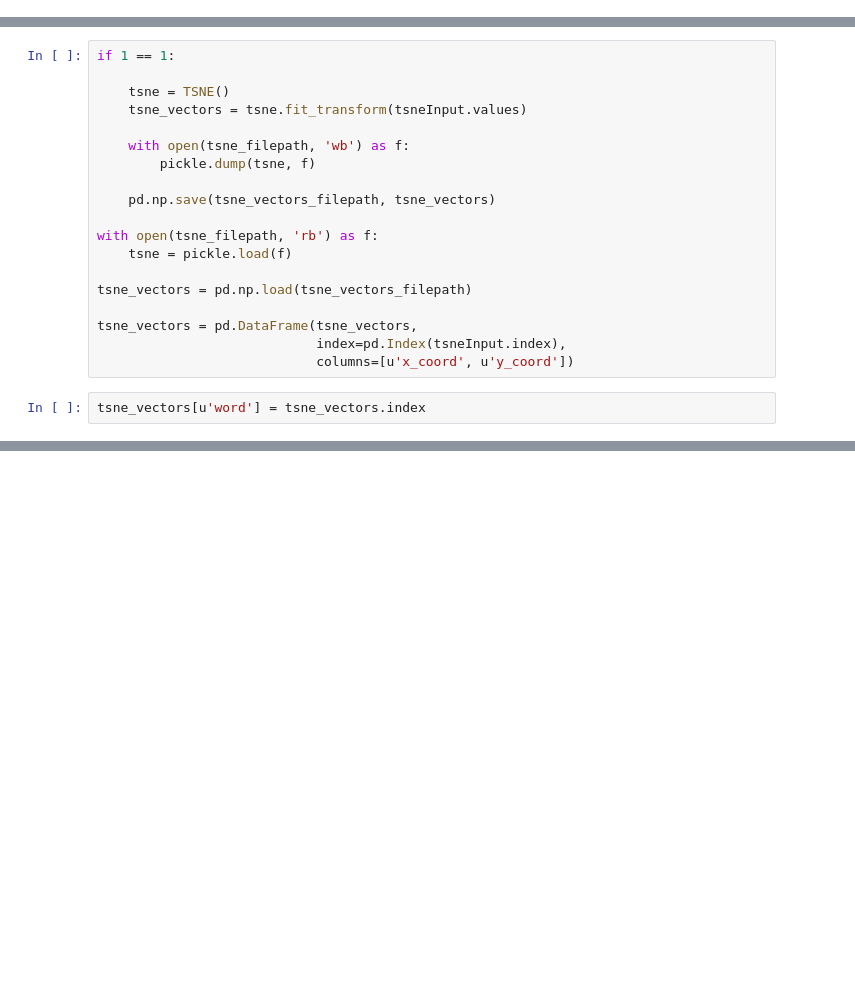
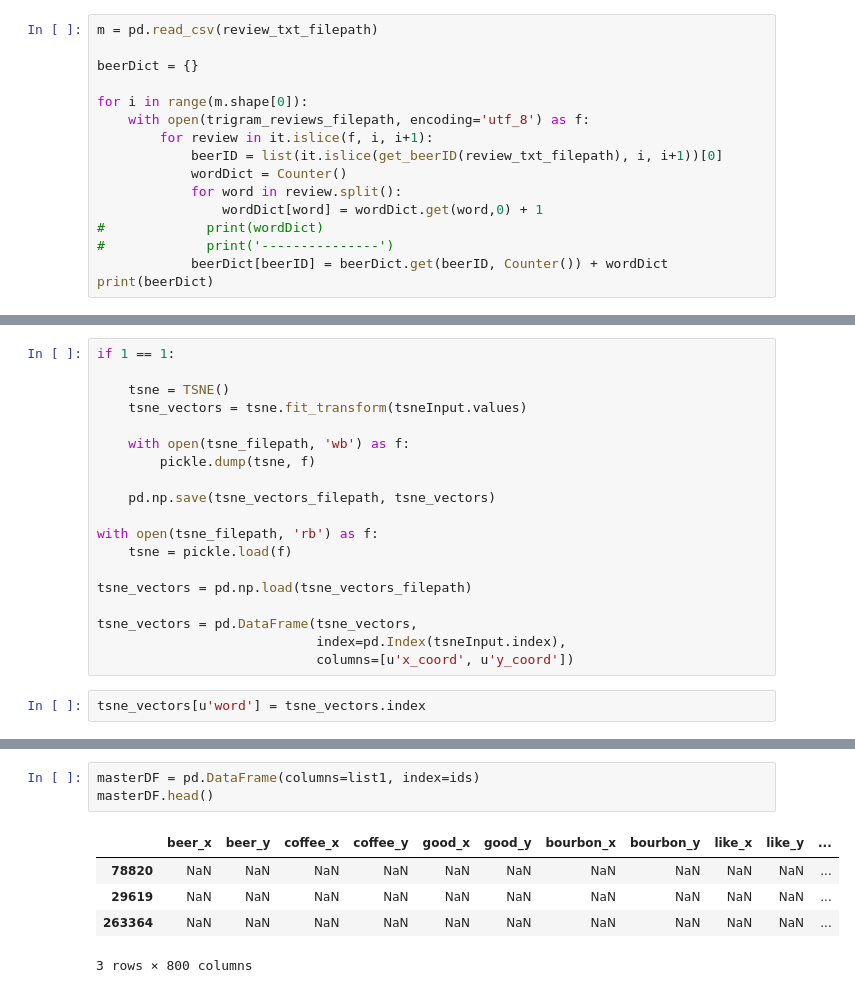
Before and after one commit to jtzupan/pivo_recommender, a Jupyter notebook: Pivo_NLP.ipynb, the cells around one changed output, grey strips where cells are left out. Saved outputs shown, nothing was run; the diff lists cells and outputs as text; blank space fills up the shorter version.

```diff
--- a/Pivo_NLP.ipynb
+++ b/Pivo_NLP.ipynb
@@ -272,0 +301,16 @@ def get_beerID(filename):
+# %%
+m = pd.read_csv(review_txt_filepath)
+
+beerDict = {}
+
+for i in range(m.shape[0]):
+    with open(trigram_reviews_filepath, encoding='utf_8') as f:
+        for review in it.islice(f, i, i+1):
+            beerID = list(it.islice(get_beerID(review_txt_filepath), i, i+1))[0]
+            wordDict = Counter()
+            for word in review.split():
+                wordDict[word] = wordDict.get(word,0) + 1
+#             print(wordDict)
+#             print('---------------')
+            beerDict[beerID] = beerDict.get(beerID, Counter()) + wordDict
+print(beerDict)
@@ -403,0 +483,9 @@ tsne_vectors.head()
+# %%
+masterDF = pd.DataFrame(columns=list1, index=ids)
+masterDF.head()
+# %% [output]
+|  | beer_x | beer_y | coffee_x | coffee_y | good_x | good_y | bourbon_x | bourbon_y | like_x | like_y | ... |
+| 78820 | NaN | NaN | NaN | NaN | NaN | NaN | NaN | NaN | NaN | NaN | ... |
+| 29619 | NaN | NaN | NaN | NaN | NaN | NaN | NaN | NaN | NaN | NaN | ... |
+| 263364 | NaN | NaN | NaN | NaN | NaN | NaN | NaN | NaN | NaN | NaN | ... |
+3 rows × 800 columns
```
Also changed, not shown: parts of 24 cells of this notebook.
